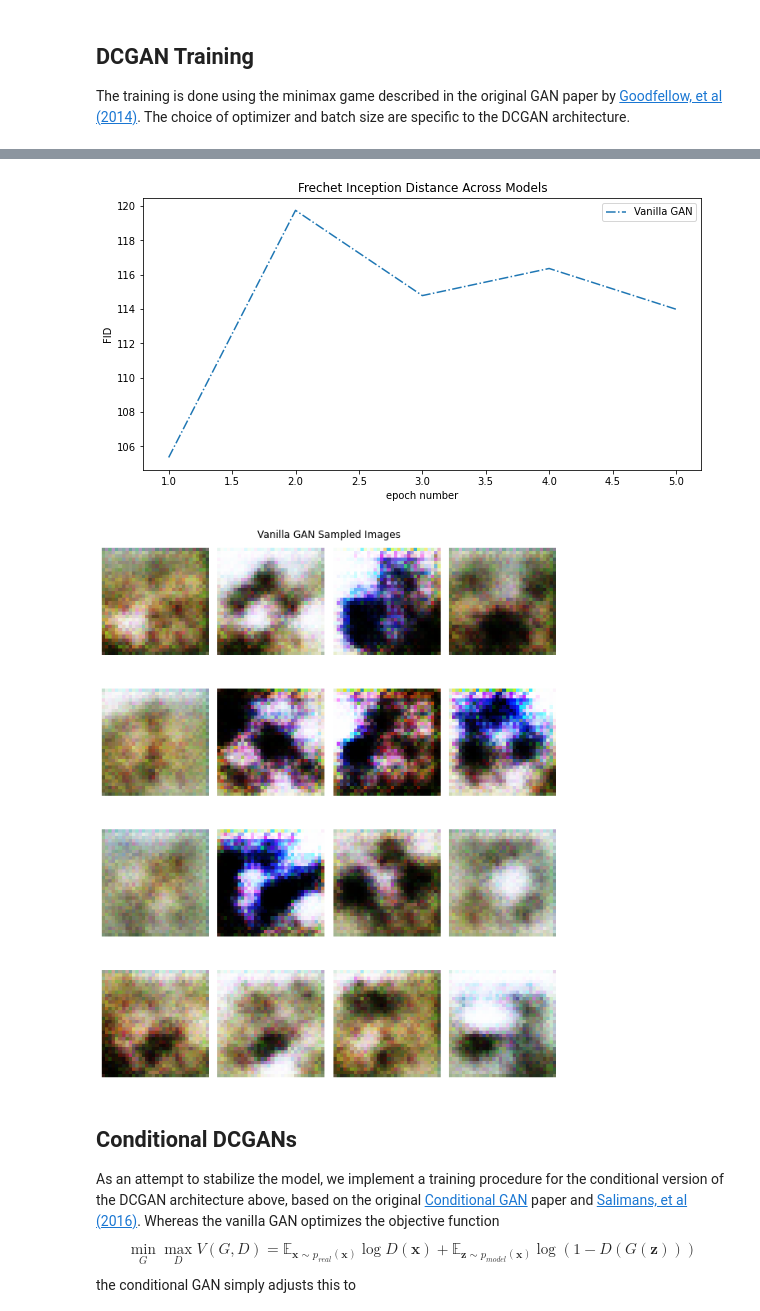
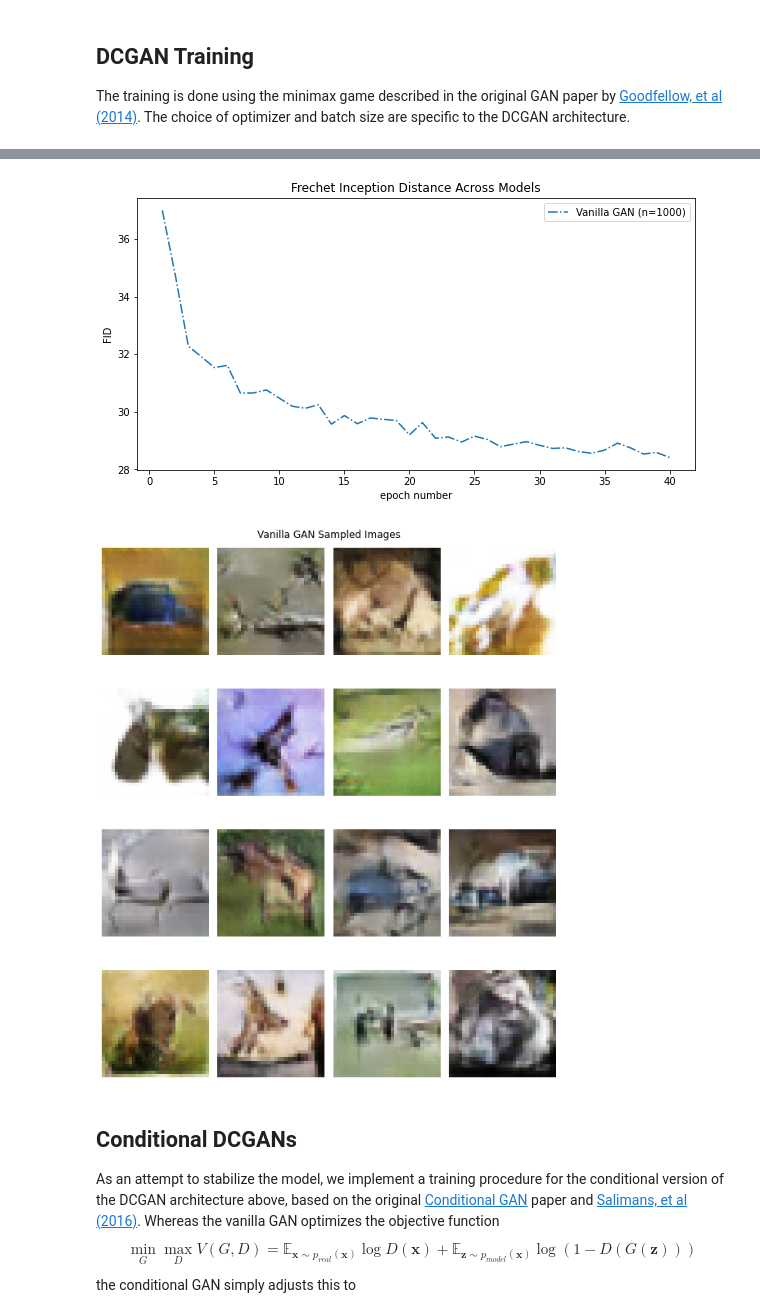
Before and after one commit to quinnfrank/GAN-regularization, a Jupyter notebook: DCGAN.ipynb, the cells around one changed output, grey strips where cells are left out. Cells and saved outputs as stored; diff of their text form; code cells hidden in the pictures.

Commit message:
Ran and stored metrics for final Vanilla GAN

```diff
--- a/DCGAN.ipynb
+++ b/DCGAN.ipynb
@@ -155,7 +155,7 @@ plt.show()
 # https://github.com/soumith/ganhacks
 
 def conv_block(which_model, conv_args=[], conv_kwargs={'bias': False},
-               leak_slope=0.02, batch_norm=True, activation=True):
+               leak_slope=0.2, batch_norm=True, activation=True):
     """Performs all the operations in a single DCGAN layer in the following order:
        batch normalization -> convolution (optional) -> nonlinearity (optional)
 
@@ -168,16 +168,16 @@ def conv_block(which_model, conv_args=[], conv_kwargs={'bias': False},
     if which_model == 'gen':
         funcs.append(nn.ConvTranspose2d(*conv_args, **conv_kwargs))
         if batch_norm:
-            funcs.append(nn.BatchNorm2d(conv_args[1], affine=False))
+            funcs.append(nn.BatchNorm2d(conv_args[1]))
         if activation:
             funcs.append(nn.ReLU(inplace=True))
 
     elif which_model == 'dis':
         funcs.append(nn.Conv2d(*conv_args, **conv_kwargs))
         if batch_norm:
-            funcs.append(nn.BatchNorm2d(conv_args[1], affine=False))
+            funcs.append(nn.BatchNorm2d(conv_args[1]))
         if activation:
-            funcs.append(nn.LeakyReLU(leak_slope))
+            funcs.append(nn.LeakyReLU(leak_slope, inplace=True))
 
     else:
         raise ValueError("Argument `which_model` is not a valid value")
@@ -222,7 +222,7 @@ class OldDCDiscriminator(nn.Module):
        The image is passed through several convolutional layers (again, no pooling).
        All hidden layers use LeakyReLU activation, and output layer uses sigmoid."""
 
-    def __init__(self, leak_slope=0.02):
+    def __init__(self, leak_slope=0.2):
 
         super(OldDCDiscriminator, self).__init__()
 
@@ -554,21 +615,24 @@ def plot_train_summaries(train_summs):
     ax.set_ylabel("FID")
     for model_name in train_summs:
         if len(train_summs[model_name]["fid"]) > 0:
+            fid_samples = train_summs[model_name]["fid_samples"]
             ax.plot(range(1, train_summs[model_name]["num_epochs"]+1),
                     train_summs[model_name]["fid"],
-                    label=model_name,
+                    label=f"{model_name} (n={fid_samples})",
                     linestyle='dashdot')
     ax.legend()
 
 
-def plot_generator_samples(gen, width=4, height=4, use_cuda=True, title=""):
+def plot_generator_samples(gen, width=4, height=4, grid_size=2,
+                           use_cuda=True, title=""):
     """Produces collage of images randomly generated by `gen.`
        Arranges images in grid of shape (`height`, `width`)."""
 
     device = "cuda:0" if use_cuda and torch.cuda.is_available() else "cpu"
     gen.to(device)
 
-    fig, ax = plt.subplots(height, width, figsize=(2*width, 2*height + 2))
+    fig, ax = plt.subplots(height, width,
+                           figsize=(grid_size*width, grid_size*height + 2))
 
     with torch.no_grad():
         z_test = torch.randn(width * height, gen.z_len).to(device)
@@ -591,4 +674,4 @@ test_set = CIFARDataset().load(["data/test_batch"])
 # %%
-plot_train_summaries({"Vanilla GAN": train_summ})
+plot_train_summaries({"Vanilla GAN": vanilla_summ})
 plot_generator_samples(gen, title="Vanilla GAN Sampled Images")
 # %% [output]
@@ -596,5 +679,5 @@ plot_generator_samples(gen, title="Vanilla GAN Sampled Images")
-[figure, old version]
+[figure, new version]
-[figure, old version]
+[figure, new version]
 # %%
 # Can store trained models like this
 
```
Also changed, not shown: parts of 14 cells of this notebook, 2 other files.
